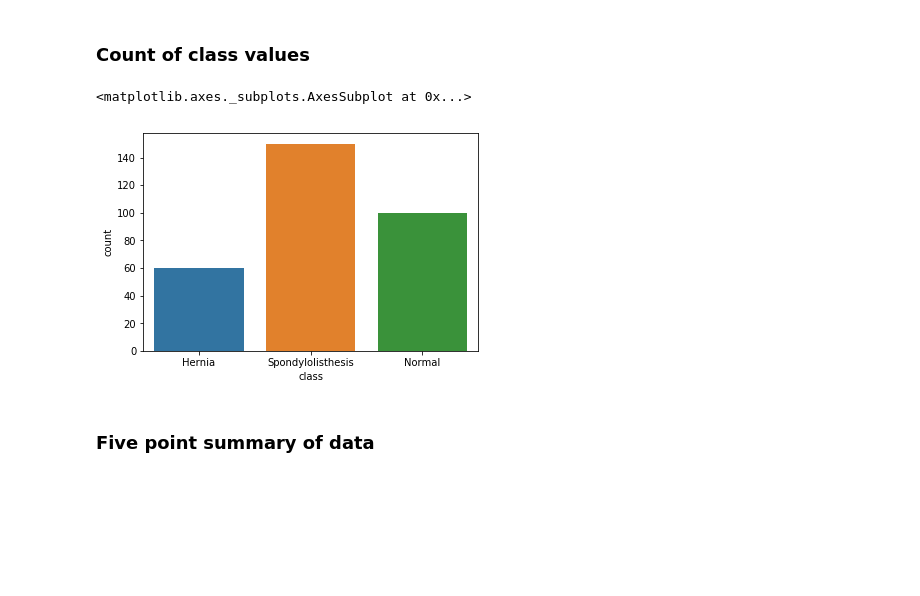
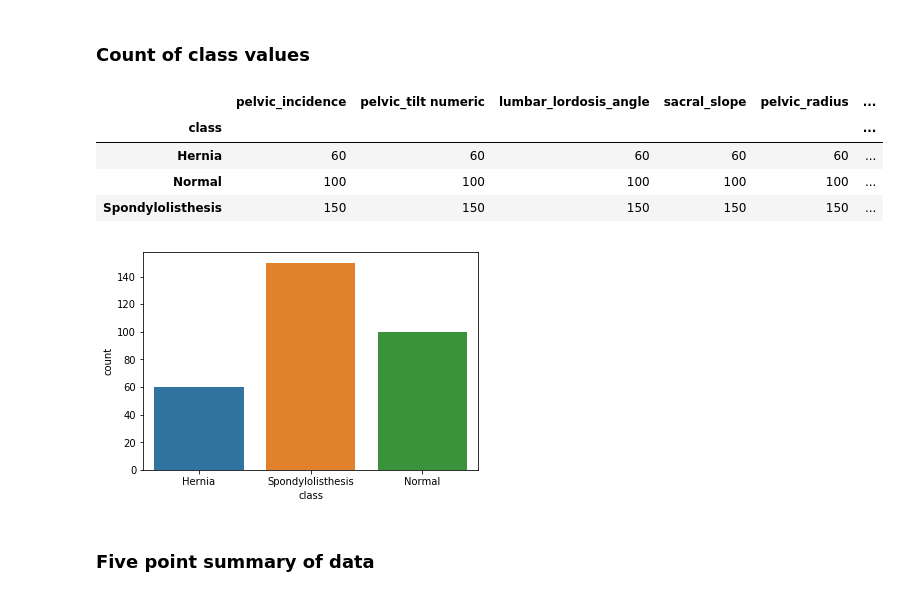
Before and after one commit to GreatLearningAIML1/pune-july19-batch-parikshitbangde, a Jupyter notebook: Project - kNN- Patient type Classification.ipynb, the cells around one changed output. Drawn from its saved outputs; the diff is of its cells as text; code cells hidden in the pictures; blank space fills up the shorter version.

```diff
--- a/Project - kNN- Patient type Classification.ipynb
+++ b/Project - kNN- Patient type Classification.ipynb
@@ -291,8 +328,14 @@ memory usage: 17.0+ KB
 ###  Count  of class values
 # %%
 sns.countplot(df_3c['class'])
+sns.countplot(df_3c['class'])
+df.groupby(df_3c["class"]).count()
 # %% [output]
-<matplotlib.axes._subplots.AxesSubplot at 0x...>
+|  | pelvic_incidence | pelvic_tilt numeric | lumbar_lordosis_angle | sacral_slope | pelvic_radius | ... |
+| class |  |  |  |  |  | ... |
+| Hernia | 60 | 60 | 60 | 60 | 60 | ... |
+| Normal | 100 | 100 | 100 | 100 | 100 | ... |
+| Spondylolisthesis | 150 | 150 | 150 | 150 | 150 | ... |
 [figure]
 # %% [markdown]
 ### Five point summary of data
```
Also changed, not shown: parts of 39 cells of this notebook.
